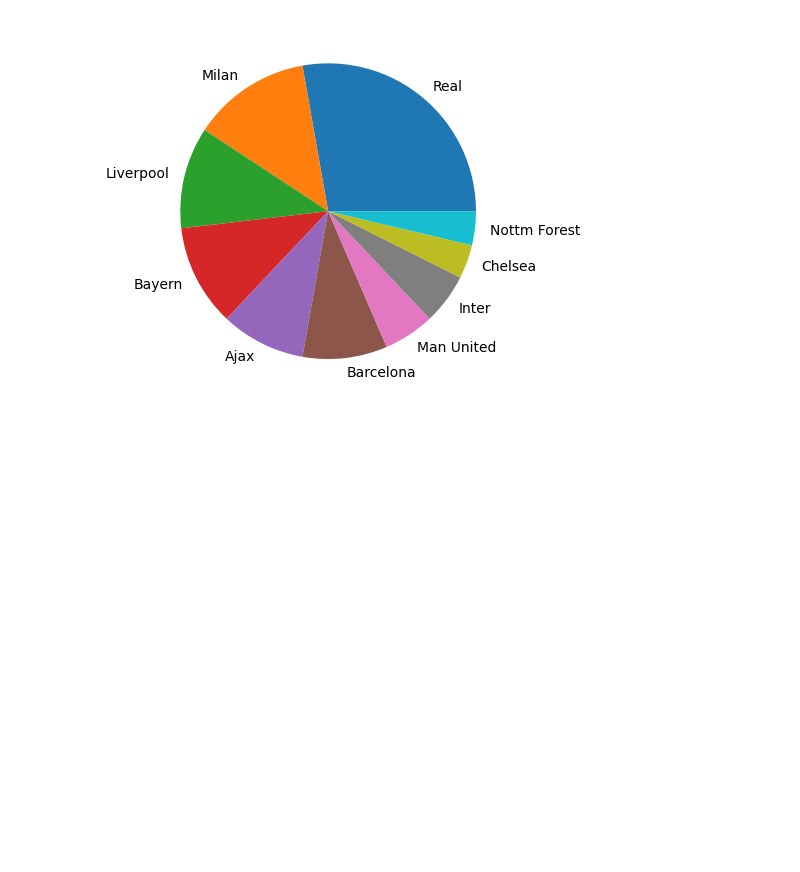
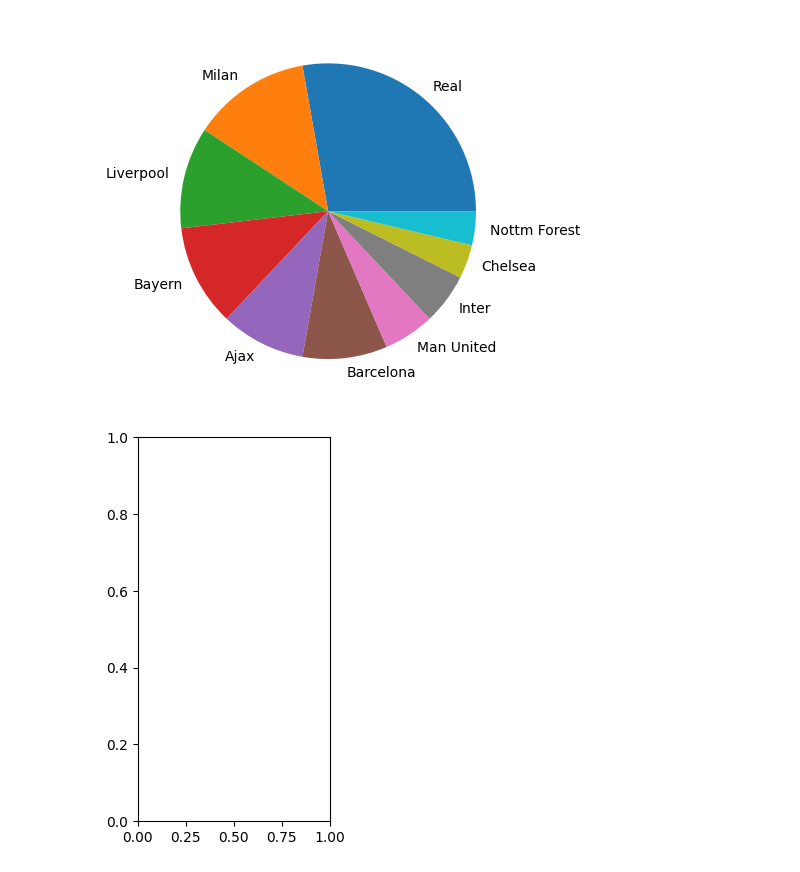
Before and after one commit to sojog/Python-ADR-5-6-august, a Jupyter notebook: Ziua2/21.matplotlib.ipynb, the cells around one changed output. Drawn from its saved outputs; the diff is of its cells as text; code cells hidden in the pictures; blank space fills up the shorter version.

```diff
--- a/Ziua2/21.matplotlib.ipynb
+++ b/Ziua2/21.matplotlib.ipynb
@@ -35,3 +35,8 @@ plt.xticks(rotation=45);
 plt.pie(wins, labels=clubs );
 # %% [output]
 [figure]
+# %%
+fig = plt.figure()
+ax1 = fig.add_axes([0.1, 0.1, 0.3, 0.8])
+# %% [output]
+[figure, added]
```
Also changed, not shown: parts of 3 cells of this notebook, 1 other file.
